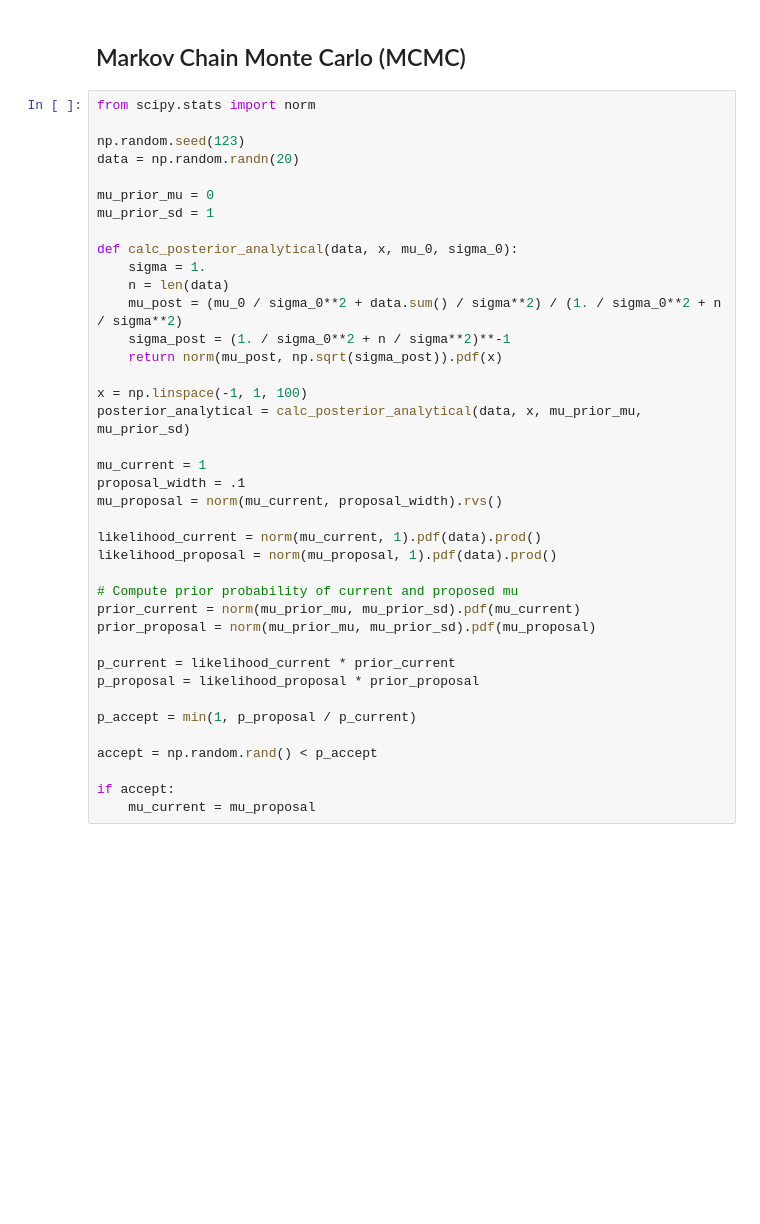
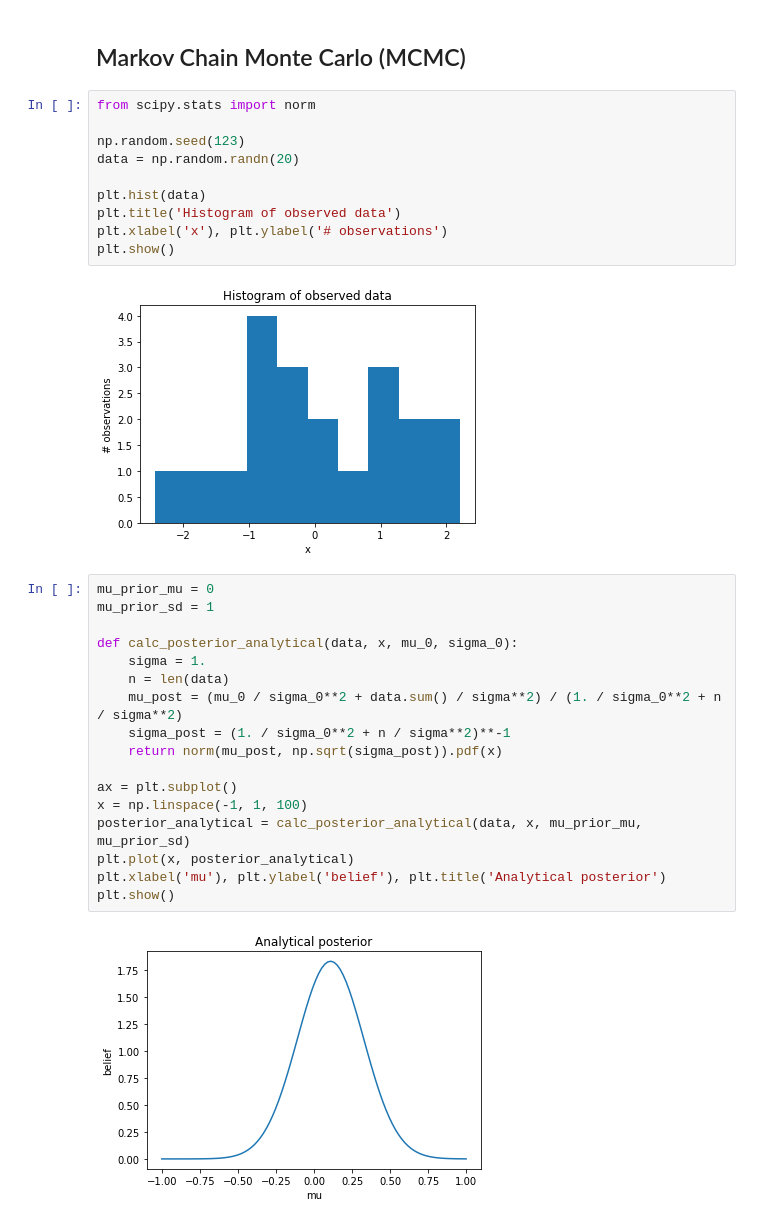
Before and after one commit to kirillovID/practical-work, a Jupyter notebook: Random-homework.ipynb, the cells around one changed output. Drawn from its saved outputs; the diff is of its cells as text; blank space fills up the shorter version.

```diff
--- a/Random-homework.ipynb
+++ b/Random-homework.ipynb
@@ -160,11 +160,18 @@ np.corrcoef(x, y)[0,1]
 # %% [markdown]
 ## Markov Chain Monte Carlo (MCMC)
+# %%
+from scipy.stats import norm
+
+np.random.seed(123)
+data = np.random.randn(20)
+
+plt.hist(data)
+plt.title('Histogram of observed data')
+plt.xlabel('x'), plt.ylabel('# observations')
+plt.show()
+# %% [output]
+[figure, added]
 # %%
-from scipy.stats import norm
-
-np.random.seed(123)
-data = np.random.randn(20)
-
 mu_prior_mu = 0
 mu_prior_sd = 1
 
@@ -175,26 +182,11 @@ def calc_posterior_analytical(data, x, mu_0, sigma_0):
     sigma_post = (1. / sigma_0**2 + n / sigma**2)**-1
     return norm(mu_post, np.sqrt(sigma_post)).pdf(x)
 
+ax = plt.subplot()
 x = np.linspace(-1, 1, 100)
 posterior_analytical = calc_posterior_analytical(data, x, mu_prior_mu, mu_prior_sd)
-
-mu_current = 1
-proposal_width = .1
-mu_proposal = norm(mu_current, proposal_width).rvs()
-
-likelihood_current = norm(mu_current, 1).pdf(data).prod()
-likelihood_proposal = norm(mu_proposal, 1).pdf(data).prod()
-
-# Compute prior probability of current and proposed mu
-prior_current = norm(mu_prior_mu, mu_prior_sd).pdf(mu_current)
-prior_proposal = norm(mu_prior_mu, mu_prior_sd).pdf(mu_proposal)
-
-p_current = likelihood_current * prior_current
-p_proposal = likelihood_proposal * prior_proposal
-
-p_accept = min(1, p_proposal / p_current)
-
-accept = np.random.rand() < p_accept
-
-if accept:
-    mu_current = mu_proposal
+plt.plot(x, posterior_analytical)
+plt.xlabel('mu'), plt.ylabel('belief'), plt.title('Analytical posterior')
+plt.show()
+# %% [output]
+[figure, added]
```
Also changed, not shown: parts of 8 cells of this notebook.
